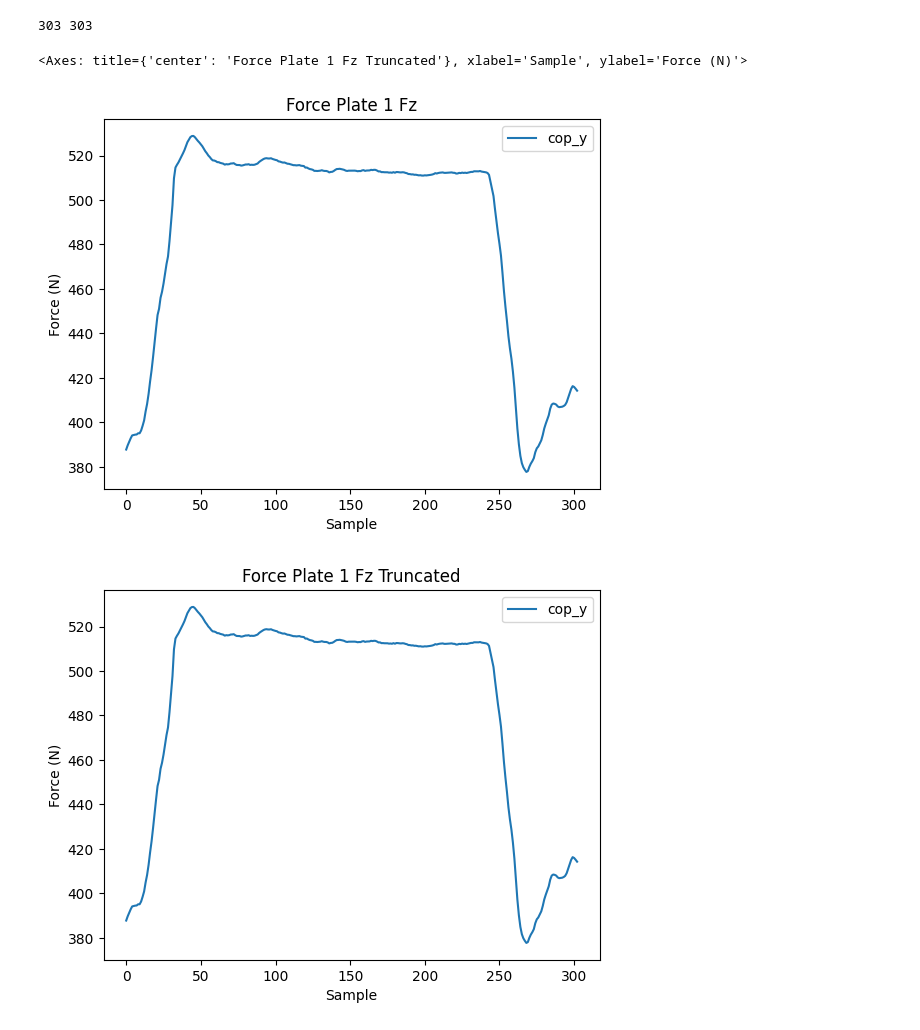
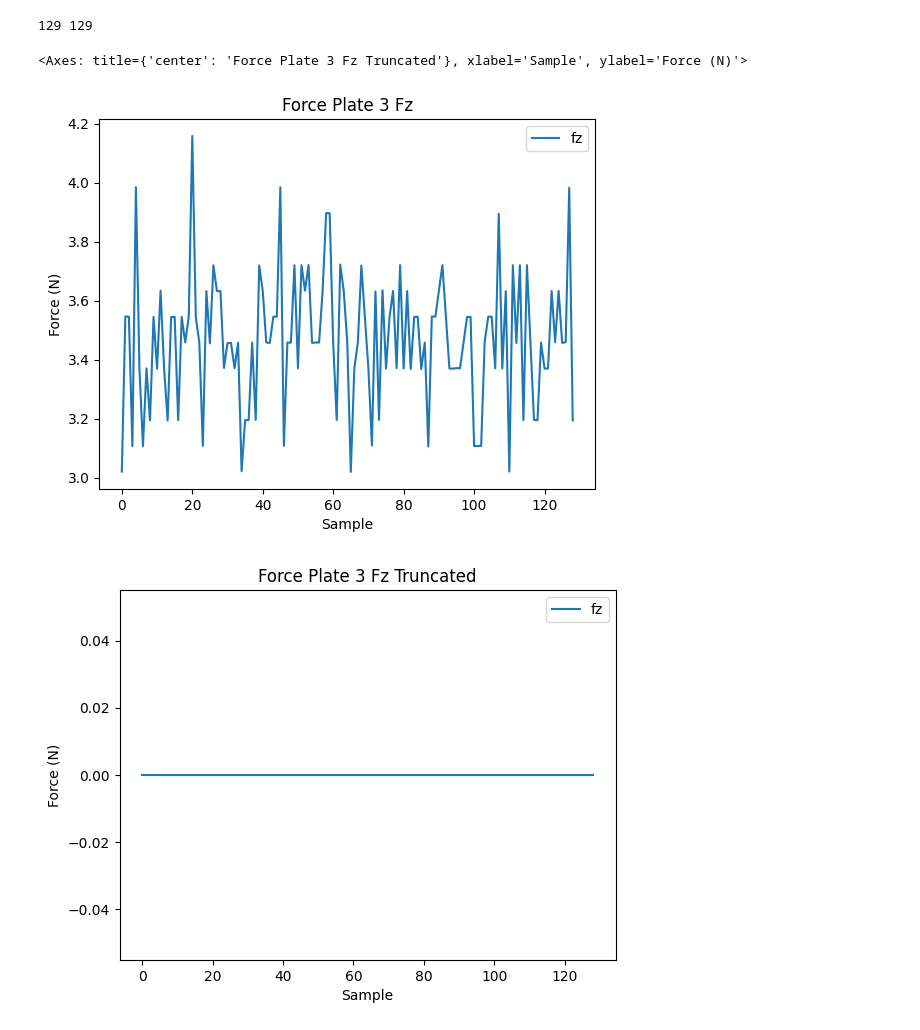
Before and after one commit to magictoene/Biomechanics, a Jupyter notebook: processForceData.ipynb, the cells around one changed output. Saved outputs shown, nothing was run; the diff lists cells and outputs as text; code cells hidden in the pictures.

```diff
--- a/processForceData.ipynb
+++ b/processForceData.ipynb
@@ -90,18 +90,18 @@ for fp in fps:
 # %%
 fp1_trunc = fps_trunc[0]
 fp2_trunc = fps_trunc[1]
 fp3_trunc = fps_trunc[2]
 
-fp3.plot(y=['cop_y'], title='Force Plate 1 Fz', xlabel='Sample', ylabel='Force (N)')
+fp3.plot(y=['fz'], title='Force Plate 3 Fz', xlabel='Sample', ylabel='Force (N)')
 print(len(fp1_trunc), len(fps[1]))
 
 
-fp3_trunc.plot(y=['cop_y'], title='Force Plate 1 Fz Truncated', xlabel='Sample', ylabel='Force (N)')
+fp3_trunc.plot(y=['fz'], title='Force Plate 3 Fz Truncated', xlabel='Sample', ylabel='Force (N)')
 # %% [output]
-303 303
+129 129
-<Axes: title={'center': 'Force Plate 1 Fz Truncated'}, xlabel='Sample', ylabel='Force (N)'>
+<Axes: title={'center': 'Force Plate 3 Fz Truncated'}, xlabel='Sample', ylabel='Force (N)'>
-[figure, old version]
+[figure, new version]
-[figure, old version]
+[figure, new version]
 # %%
 def filter_data(data, cutoff, fs, order=4):
     nyquist = 0.5 * fs
```
Also changed, not shown: parts of 2 cells of this notebook, 26 other files.
